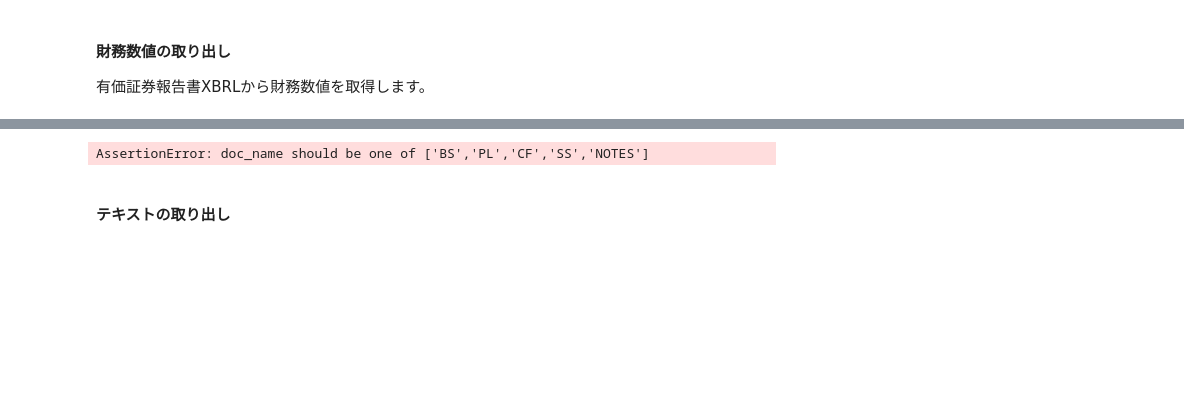
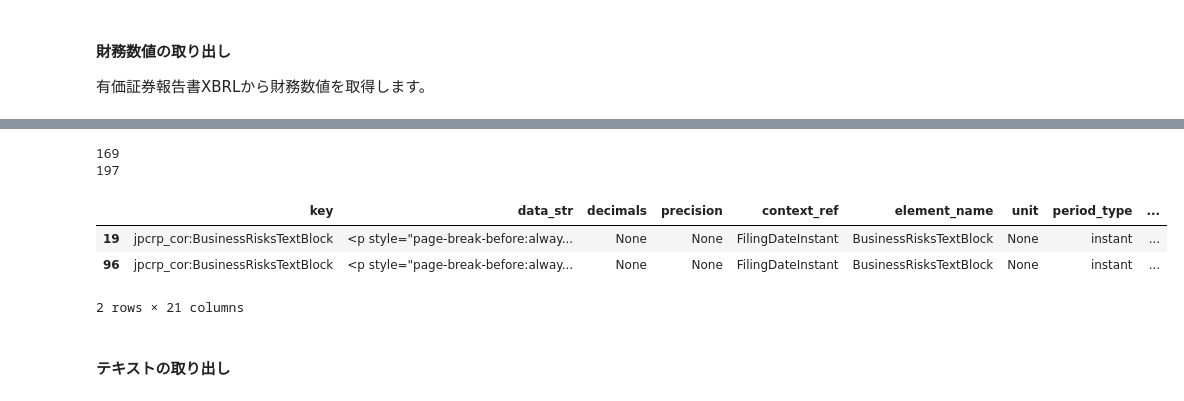
Before and after one commit to nororo/edinet_xbrl_prep, a Jupyter notebook: xbrl_analysis.ipynb, the cells around one changed output, grey strips where cells are left out. Saved outputs shown, nothing was run; the diff lists cells and outputs as text; code cells hidden in the pictures; blank space fills up the shorter version.

```diff
--- a/xbrl_analysis.ipynb
+++ b/xbrl_analysis.ipynb
@@ -129,13 +305,21 @@ bs_df_list = []
 for itr_fs_tbl_loader in fs_tbl_loader_obj_list:
     bs_df = itr_fs_tbl_loader.get_data(
         doc_name='report',
-        term='current',
+        term='all',
         Consolidated=True
         )
     bs_df_list.append(bs_df)
 bs_df = pd.concat(bs_df_list).reset_index(drop=True)
 # %% [output]
-AssertionError: doc_name should be one of ['BS','PL','CF','SS','NOTES']
+169
+197
+# %%
+bs_df.query("key.str.contains('BusinessRisks')")
+# %% [output]
+|  | key | data_str | decimals | precision | context_ref | element_name | unit | period_type | ... |
+| 19 | jpcrp_cor:BusinessRisksTextBlock | <p style="page-break-before:alway... | None | None | FilingDateInstant | BusinessRisksTextBlock | None | instant | ... |
+| 96 | jpcrp_cor:BusinessRisksTextBlock | <p style="page-break-before:alway... | None | None | FilingDateInstant | BusinessRisksTextBlock | None | instant | ... |
+2 rows × 21 columns
 # %%
 def preproc(org_data):
     #org_data=org_data.copy()
```
Also changed, not shown: parts of 12 cells of this notebook, 2 other files.
